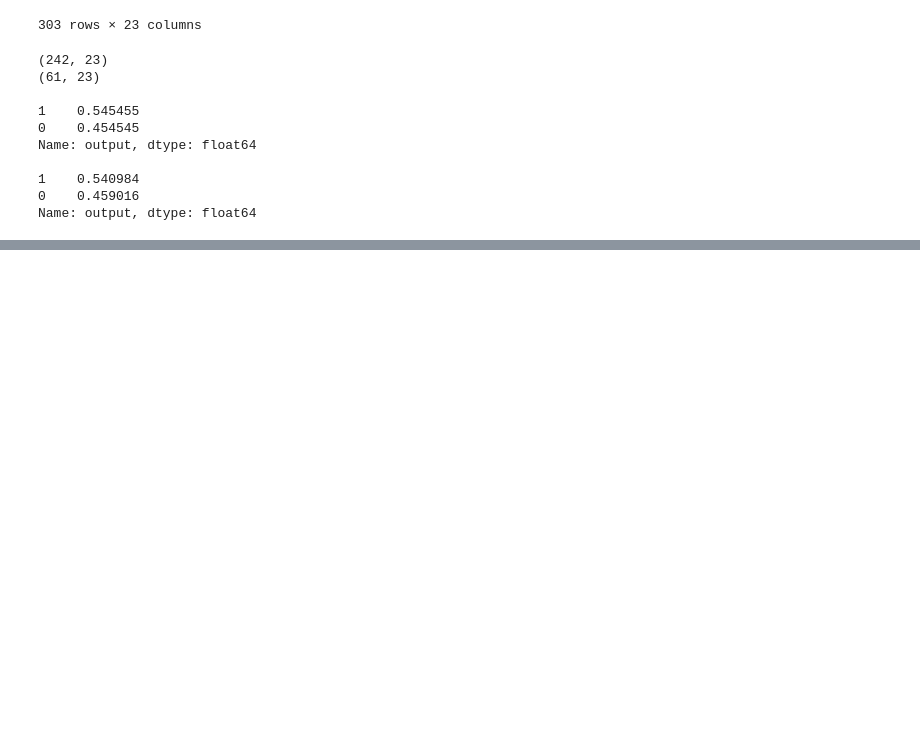
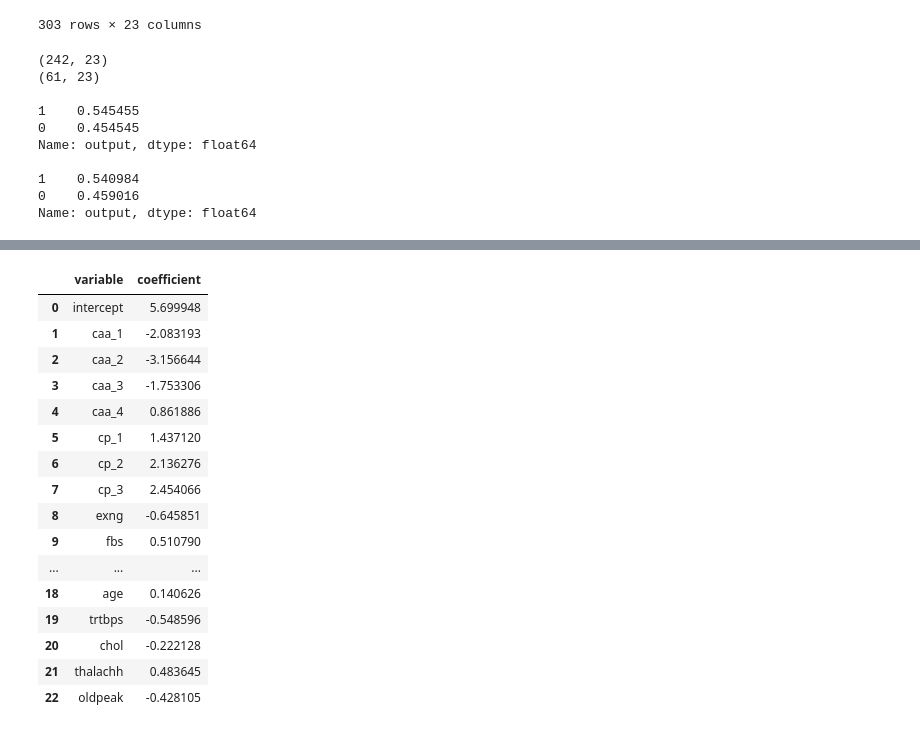
Before and after one commit to jamesjhjung/heart-attack-prediction, a Jupyter notebook: Modeling.ipynb, the cells around one changed output, grey strips where cells are left out. Cells and saved outputs as stored; diff of their text form; code cells hidden in the pictures; blank space fills up the shorter version.

```diff
--- a/Modeling.ipynb
+++ b/Modeling.ipynb
@@ -67,0 +142,22 @@ X, y = get_features_and_target_arrays(df_train, num_cols, cat_cols, scaler)
+# %%
+# results
+coefficients = np.hstack((clf.intercept_, clf.coef_[0]))
+pd.DataFrame(data = {'variable': ['intercept'] + cat_cols + num_cols, 'coefficient': coefficients})
+# %% [output]
+|  | variable | coefficient |
+| 0 | intercept | 5.699948 |
+| 1 | caa_1 | -2.083193 |
+| 2 | caa_2 | -3.156644 |
+| 3 | caa_3 | -1.753306 |
+| 4 | caa_4 | 0.861886 |
+| 5 | cp_1 | 1.437120 |
+| 6 | cp_2 | 2.136276 |
+| 7 | cp_3 | 2.454066 |
+| 8 | exng | -0.645851 |
+| 9 | fbs | 0.510790 |
+| ... | ... | ... |
+| 18 | age | 0.140626 |
+| 19 | trtbps | -0.548596 |
+| 20 | chol | -0.222128 |
+| 21 | thalachh | 0.483645 |
+| 22 | oldpeak | -0.428105 |
```
Also changed, not shown: parts of 8 cells of this notebook.
